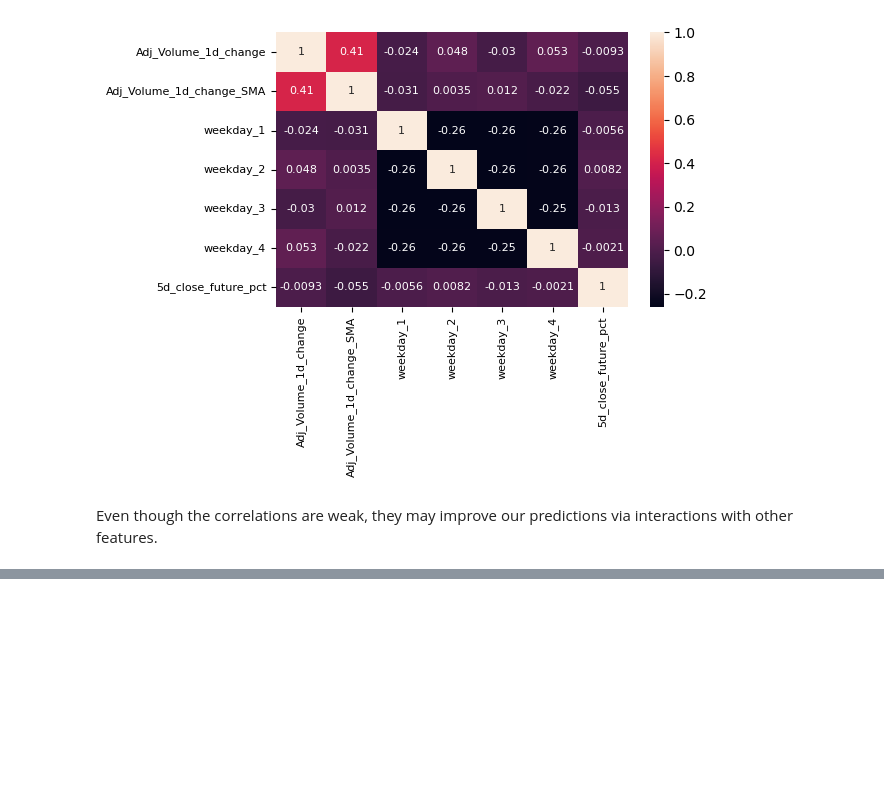
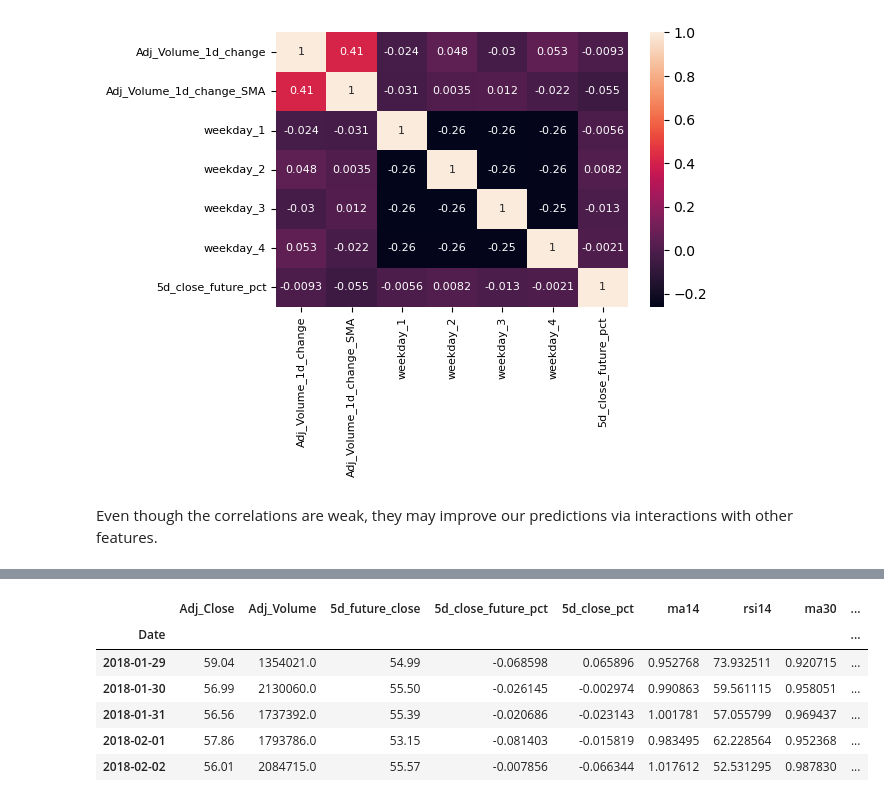
Before and after one commit to rpitchumani/datacamp, a Jupyter notebook: machine-learning-for-finance-in-python/Chapter_3_Machine_Learning_for_Finance_in_Python.ipynb, the cells around one changed output, grey strips where cells are left out. Cells and saved outputs as stored; diff of their text form; code cells hidden in the pictures; blank space fills up the shorter version.

```diff
--- a/machine-learning-for-finance-in-python/Chapter_3_Machine_Learning_for_Finance_in_Python.ipynb
+++ b/machine-learning-for-finance-in-python/Chapter_3_Machine_Learning_for_Finance_in_Python.ipynb
@@ -178,0 +173,10 @@ plt.show()
+# %%
+test_features.head()
+# %% [output]
+|  | Adj_Close | Adj_Volume | 5d_future_close | 5d_close_future_pct | 5d_close_pct | ma14 | rsi14 | ma30 | ... |
+| Date |  |  |  |  |  |  |  |  | ... |
+| 2018-01-29 | 59.04 | 1354021.0 | 54.99 | -0.068598 | 0.065896 | 0.952768 | 73.932511 | 0.920715 | ... |
+| 2018-01-30 | 56.99 | 2130060.0 | 55.50 | -0.026145 | -0.002974 | 0.990863 | 59.561115 | 0.958051 | ... |
+| 2018-01-31 | 56.56 | 1737392.0 | 55.39 | -0.020686 | -0.023143 | 1.001781 | 57.055799 | 0.969437 | ... |
+| 2018-02-01 | 57.86 | 1793786.0 | 53.15 | -0.081403 | -0.015819 | 0.983495 | 62.228564 | 0.952368 | ... |
+| 2018-02-02 | 56.01 | 2084715.0 | 55.57 | -0.007856 | -0.066344 | 1.017612 | 52.531295 | 0.987830 | ... |
```
Also changed, not shown: parts of 11 cells of this notebook, 11 other files.
